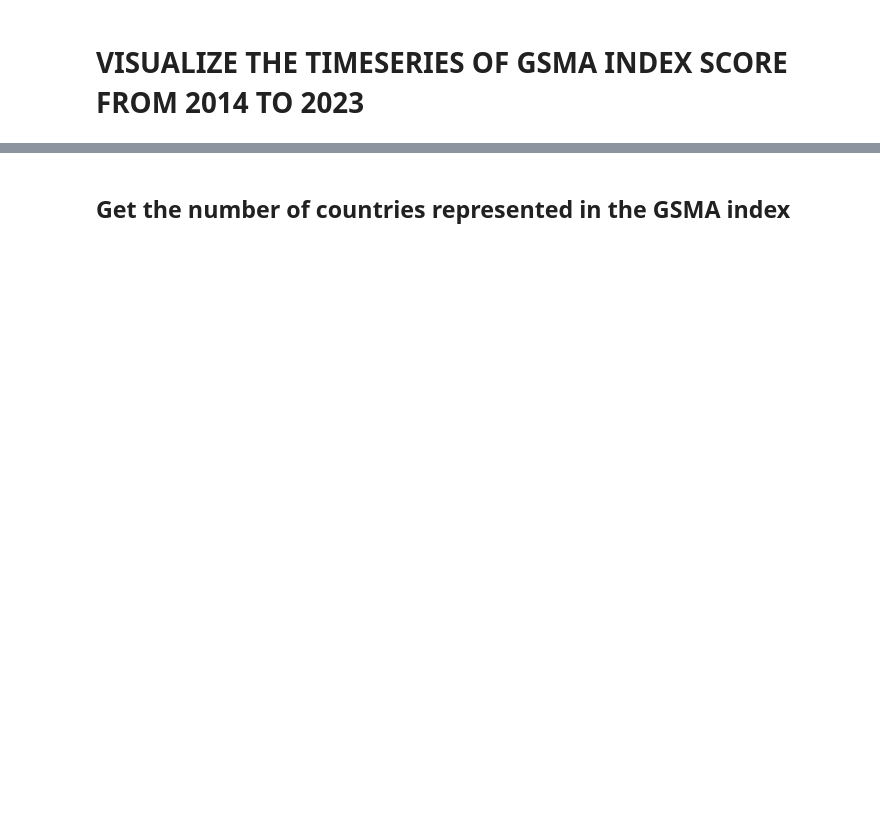
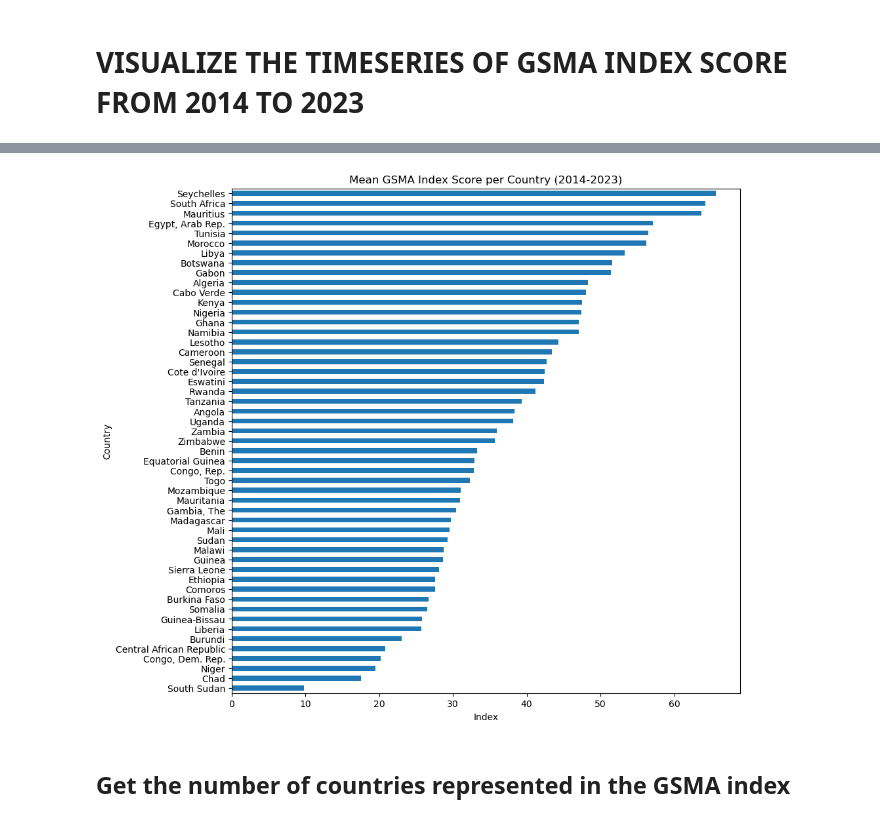
Before and after one commit to ntakirutimanapierre/FINIA, a Jupyter notebook: Codes.ipynb, the cells around one changed output, grey strips where cells are left out. Cells and saved outputs as stored; diff of their text form; code cells hidden in the pictures; blank space fills up the shorter version.

```diff
--- a/Codes.ipynb
+++ b/Codes.ipynb
@@ -213,5 +203,12 @@ plt.show()
 # %%
-gsma_index.mean(axis=0).sort_values(ascending = True).plot(kind='barh', figsize = (10, 10), xlabel='Index', ylabel='Country', title = 'Mean GSMA Index Score per Country (2014-2023)')
+mean_gsma_index = gsma_index.mean(axis=0).sort_values(ascending=True)
+ax = mean_gsma_index.plot(kind='barh', figsize=(10, 10), xlabel='Index', ylabel='Country', title='Mean GSMA Index Score per Country (2014-2023)')
+
+country_names = [world_bank_country_ids.get(iso_code, iso_code) for iso_code in mean_gsma_index.index]
+ax.set_yticklabels(country_names)
+plt.show()
+# %% [output]
+[figure, added]
 # %% [markdown]
 ## **Get the number of countries represented in the GSMA index**
 # %%
```
Also changed, not shown: parts of 32 cells of this notebook.
